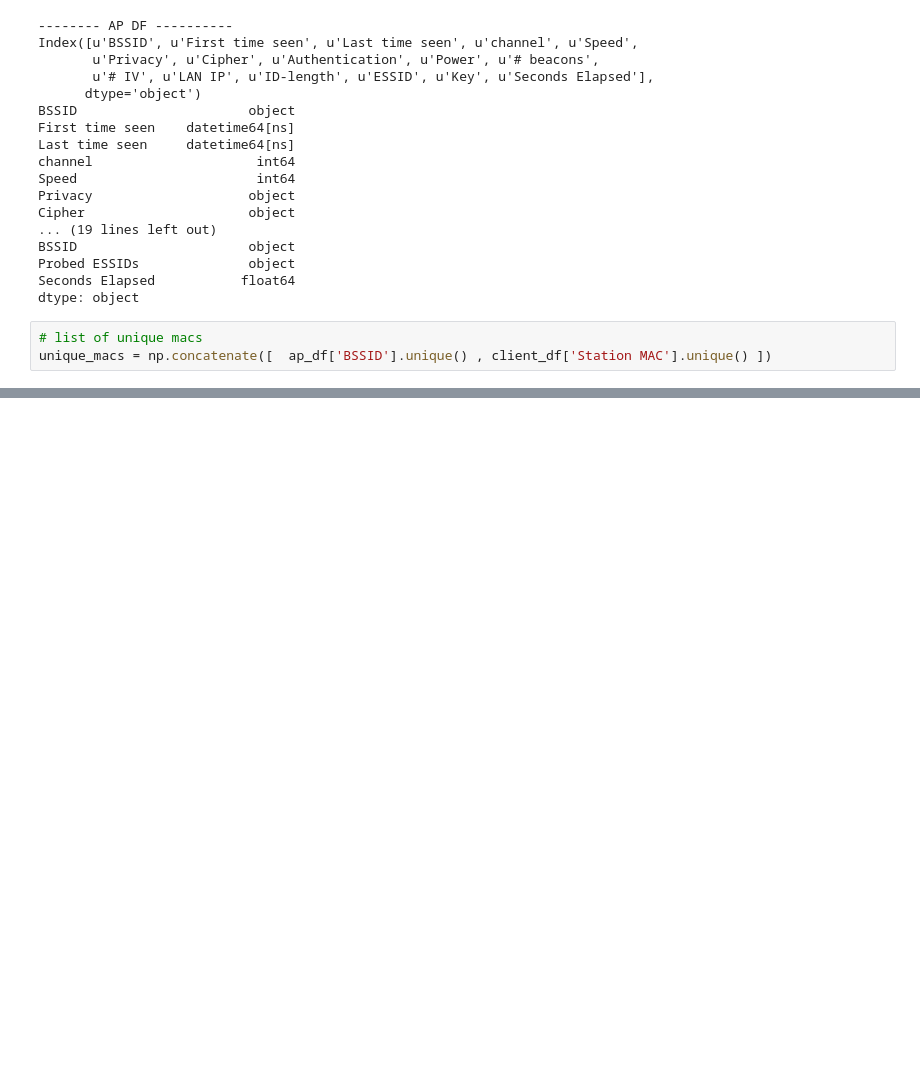
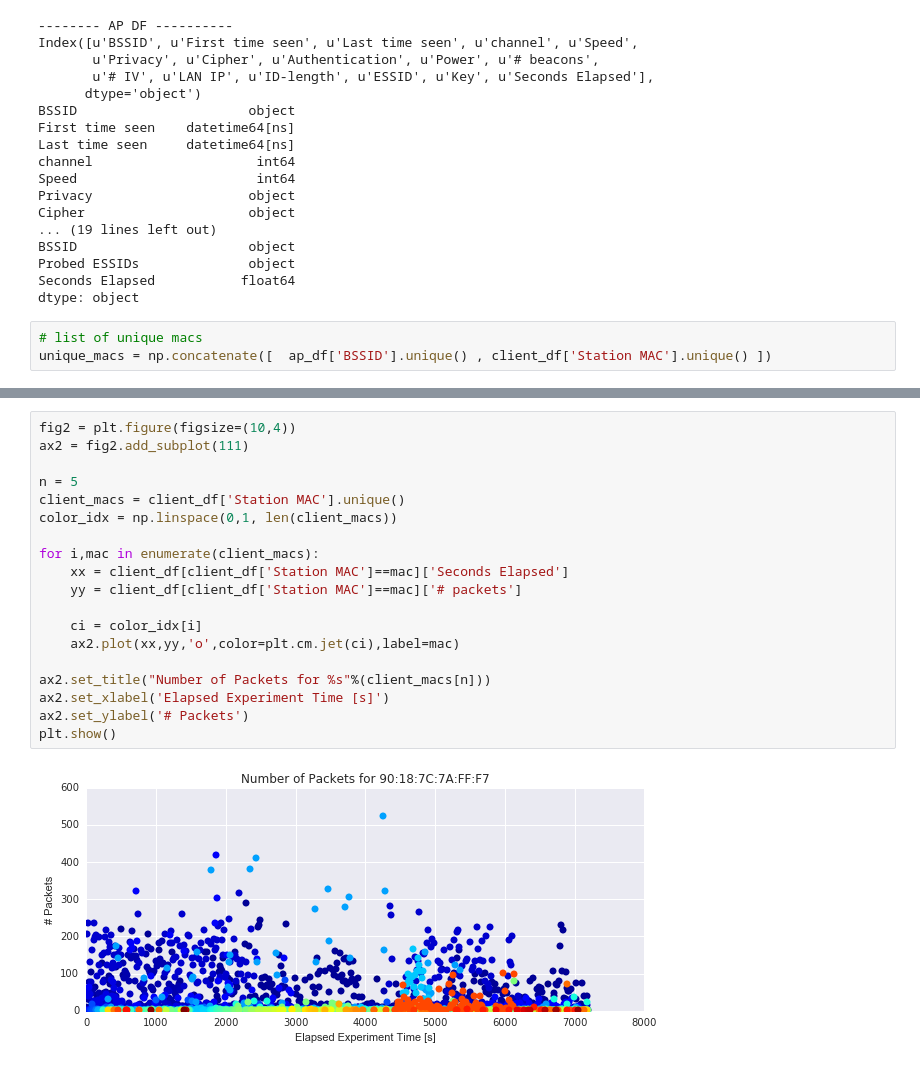
Before and after one commit to charlesreid1/wifi-data, a Jupyter notebook: pandas/Timestamps.ipynb, the cells around one changed output, grey strips where cells are left out. Saved outputs shown, nothing was run; the diff lists cells and outputs as text; blank space fills up the shorter version.

```diff
--- a/pandas/Timestamps.ipynb
+++ b/pandas/Timestamps.ipynb
@@ -196,0 +231,21 @@ print dir(plt.cm)
+# %%
+fig2 = plt.figure(figsize=(10,4))
+ax2 = fig2.add_subplot(111)
+
+n = 5
+client_macs = client_df['Station MAC'].unique()
+color_idx = np.linspace(0,1, len(client_macs))
+
+for i,mac in enumerate(client_macs):
+    xx = client_df[client_df['Station MAC']==mac]['Seconds Elapsed']
+    yy = client_df[client_df['Station MAC']==mac]['# packets']
+
+    ci = color_idx[i]
+    ax2.plot(xx,yy,'o',color=plt.cm.jet(ci),label=mac)
+
+ax2.set_title("Number of Packets for %s"%(client_macs[n]))
+ax2.set_xlabel('Elapsed Experiment Time [s]')
+ax2.set_ylabel('# Packets')
+plt.show()
+# %% [output]
+[figure, added]
```
Also changed, not shown: parts of 7 cells of this notebook.
